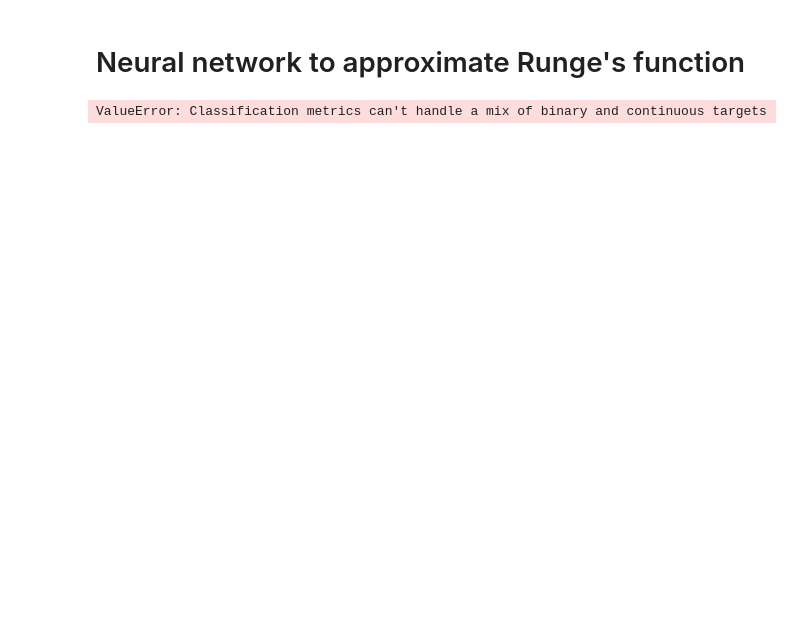
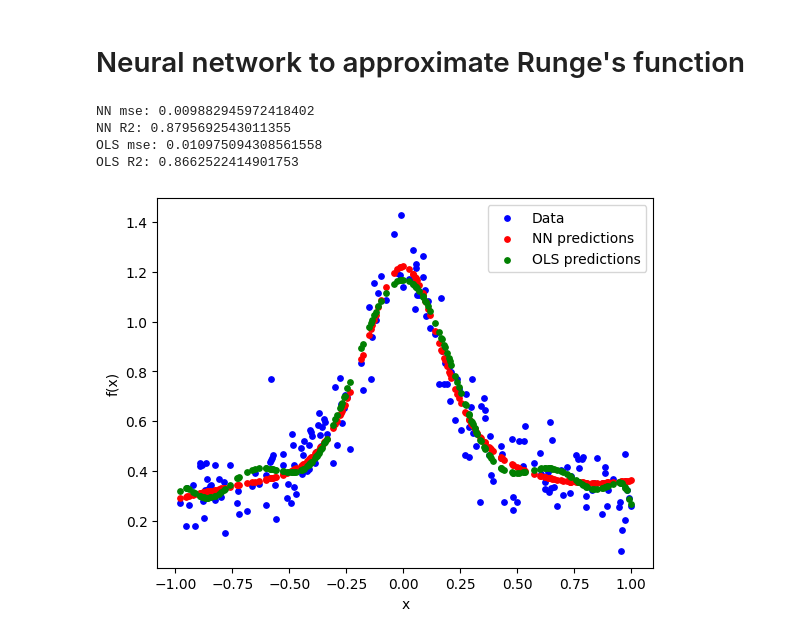
Before and after one commit to m-nader/FYS-STK4155-group14, a Jupyter notebook: project_2/Code/neuralnetwork_runge.ipynb, the cells around one changed output. Saved outputs shown, nothing was run; the diff lists cells and outputs as text; code cells hidden in the pictures; blank space fills up the shorter version.

```diff
--- a/project_2/Code/neuralnetwork_runge.ipynb
+++ b/project_2/Code/neuralnetwork_runge.ipynb
@@ -19,6 +19,6 @@ from functions import MSE, NeuralNetwork, identity, identity_der, accuracy
 # %%
 np.random.seed(42)
-n = 100
+n = 1000
 # data set from project 1
 x = np.linspace(-1,1, n).reshape(-1,1)
 y = runge(x) + 0.1*np.random.normal(0,1, x.shape)
@@ -61,7 +61,7 @@ NN = NeuralNetwork(
 )
 
 NN.train_network(
-    epochs=100,
+    epochs=1000,
     learning_rate=0.01,
     minibatch_size=15,
     momentum=0.9,
@@ -90,7 +90,22 @@ NN.train_network(
 # %%
 targets = y_test + y_offset
 
 predictions = NN.predict(x_test_s)
-print(accuracy(predictions, targets))
+print('NN mse:', MSE(targets, predictions))
+print('NN R2:', R2(targets, predictions))
+print('OLS mse:', MSE(targets, y_test_tilde+y_offset))
+print('OLS R2:', R2(targets, y_test_tilde+y_offset))
+
+plt.scatter(x_test, targets, label='Data', color='blue', s=15)
+plt.scatter(x_test, predictions, label='NN predictions', color='red', s=15)
+plt.scatter(x_test, y_test_tilde + y_offset, label='OLS predictions', color='green', s=15)
+plt.legend()
+plt.xlabel('x')
+plt.ylabel('f(x)')
+plt.show()
 # %% [output]
-ValueError: Classification metrics can't handle a mix of binary and continuous targets
+NN mse: 0.009882945972418402
+NN R2: 0.8795692543011355
+OLS mse: 0.010975094308561558
+OLS R2: 0.8662522414901753
+[figure, added]
```
Also changed, not shown: parts of 1 cell of this notebook.
